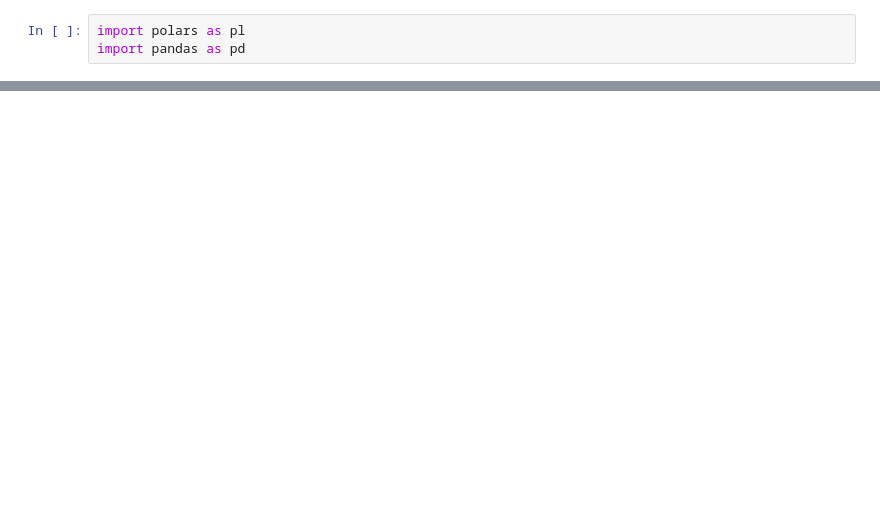
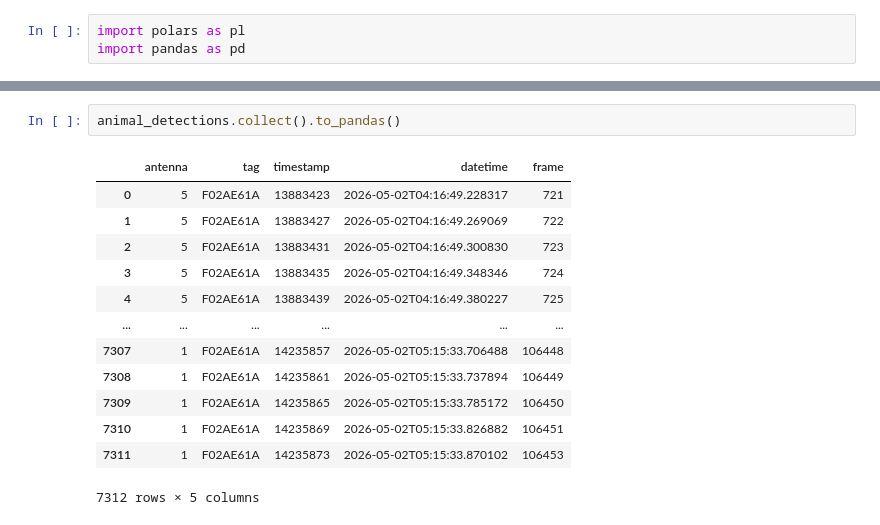
Before and after one commit to KonradDanielewski/DeepEcoHab, a Jupyter notebook: examples/reid_notebook.ipynb, the cells around one changed output, grey strips where cells are left out. Cells and saved outputs as stored; diff of their text form; blank space fills up the shorter version.

```diff
--- a/examples/reid_notebook.ipynb
+++ b/examples/reid_notebook.ipynb
@@ -32,0 +76,16 @@ antenna_df = antenna_df.with_columns(
+# %%
+animal_detections.collect().to_pandas()
+# %% [output]
+|  | antenna | tag | timestamp | datetime | frame |
+| 0 | 5 | F02AE61A | 13883423 | 2026-05-02T04:16:49.228317 | 721 |
+| 1 | 5 | F02AE61A | 13883427 | 2026-05-02T04:16:49.269069 | 722 |
+| 2 | 5 | F02AE61A | 13883431 | 2026-05-02T04:16:49.300830 | 723 |
+| 3 | 5 | F02AE61A | 13883435 | 2026-05-02T04:16:49.348346 | 724 |
+| 4 | 5 | F02AE61A | 13883439 | 2026-05-02T04:16:49.380227 | 725 |
+| ... | ... | ... | ... | ... | ... |
+| 7307 | 1 | F02AE61A | 14235857 | 2026-05-02T05:15:33.706488 | 106448 |
+| 7308 | 1 | F02AE61A | 14235861 | 2026-05-02T05:15:33.737894 | 106449 |
+| 7309 | 1 | F02AE61A | 14235865 | 2026-05-02T05:15:33.785172 | 106450 |
+| 7310 | 1 | F02AE61A | 14235869 | 2026-05-02T05:15:33.826882 | 106451 |
+| 7311 | 1 | F02AE61A | 14235873 | 2026-05-02T05:15:33.870102 | 106453 |
+7312 rows × 5 columns
```
Also changed, not shown: parts of 12 cells of this notebook.
